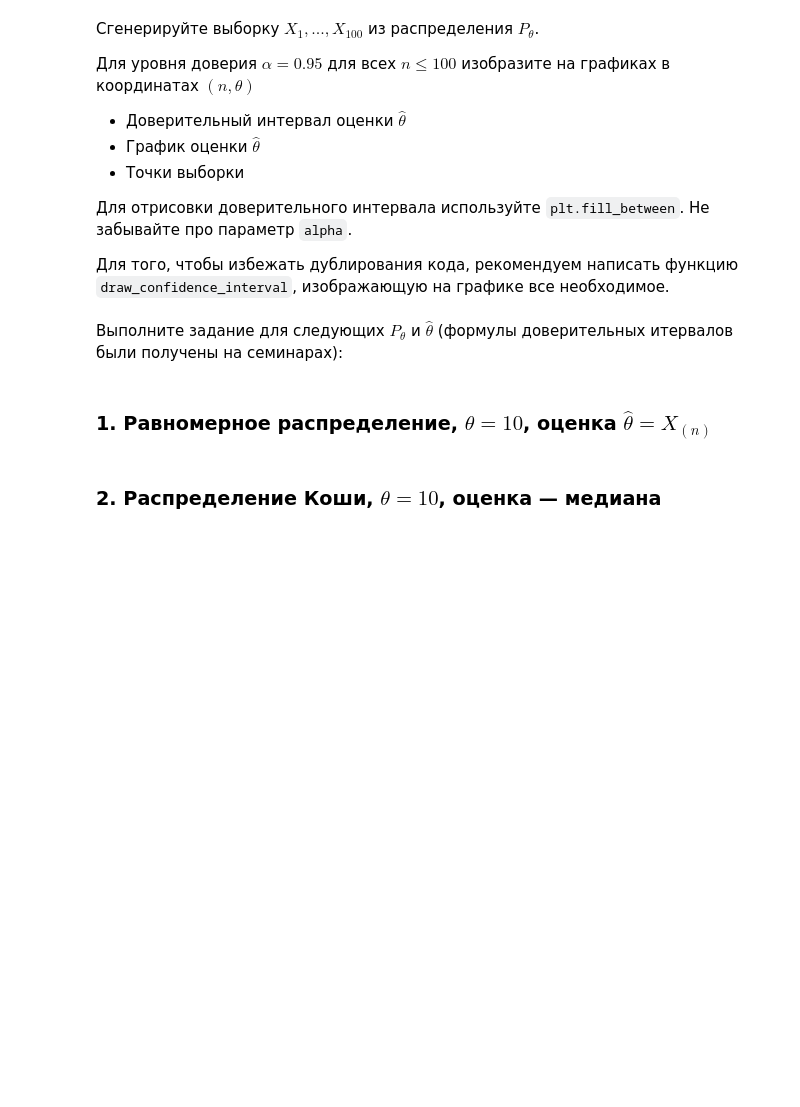
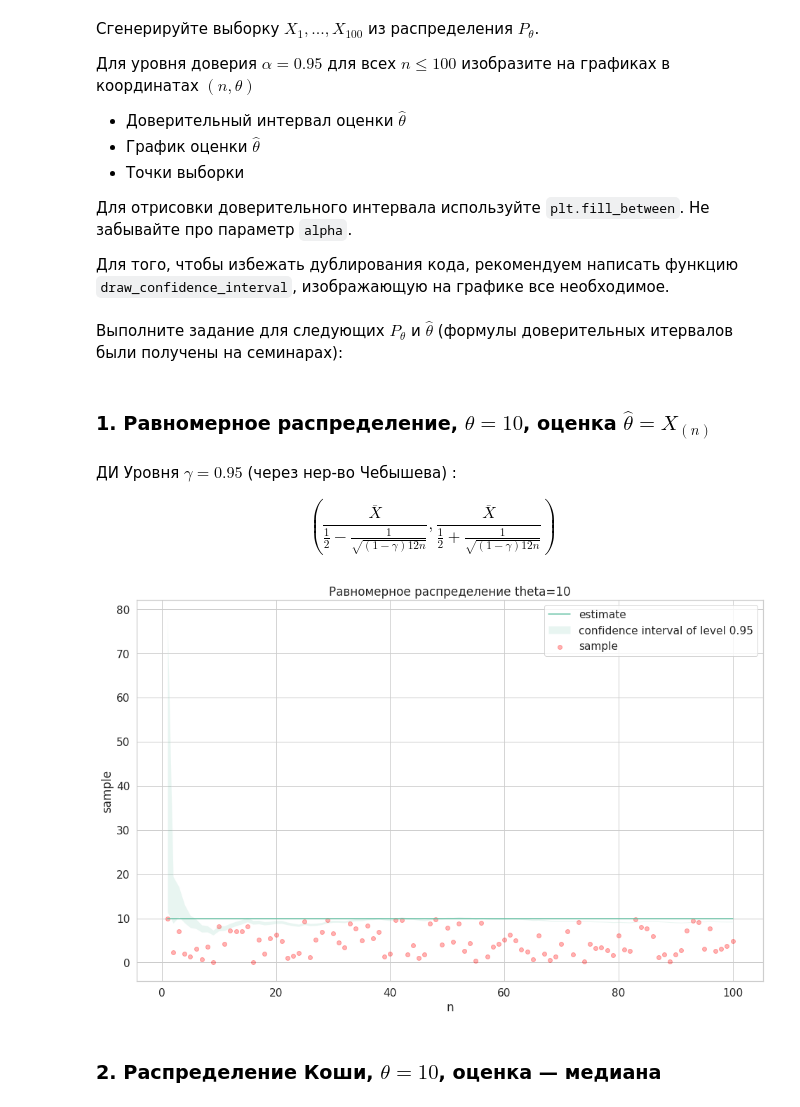
Before and after one commit to archie230/matstat_prac, a Jupyter notebook: Task4/hw4.ipynb, the cells around one changed output. Saved outputs shown, nothing was run; the diff lists cells and outputs as text; code cells hidden in the pictures; blank space fills up the shorter version.

```diff
--- a/Task4/hw4.ipynb
+++ b/Task4/hw4.ipynb
@@ -52,3 +50,27 @@ sns.set(font_scale=1.4, style='whitegrid', palette='Set2')
+# %%
+# YOUR CODE GOES HERE
+N = 100
+n = np.arange(1, N+1)
+gamma = 0.95
+
+def draw_confidence_interval(sample, estimates, confidence_interval, title):
+    """
+    estimates : array with shape (n, )
+    confidence_interval : array with shape (n , 2)
+    """
+
+    plt.figure(figsize=(16, 10))
+    plt.title(title)
+    plt.xlabel("n")
+    plt.ylabel("sample")
+
+    plt.plot(n, estimates, label="estimate")
+    plt.fill_between(n, confidence_interval[:, 0], confidence_interval[:, 1],
+                     label="confidence interval of level 0.95", alpha=0.15)
+    plt.scatter(n, sample, label="sample", alpha=0.3, color="r")
+
+    plt.legend()
+    plt.show()
 # %% [markdown]
 Выполните задание для следующих $P_\theta$ и $\widehat{\theta}$ (формулы доверительных итервалов были получены на семинарах):
 # %% [markdown]
@@ -58,2 +78,22 @@ sns.set(font_scale=1.4, style='whitegrid', palette='Set2')
+# %% [markdown]
+ДИ Уровня $\gamma = 0.95$ (через нер-во Чебышева) :
+
+$$
+(\frac{\overline{X}}{\frac{1}{2}-\frac{1}{\sqrt{(1-\gamma)12n}}}, \frac{\overline{X}}{\frac{1}{2}+\frac{1}{\sqrt{(1-\gamma)12n}}})
+$$
+# %%
+# YOUR CODE GOES HERE
+def uniform_CI(sample):
+    left = sample.mean() / (0.5 - 1/(np.sqrt(1-gamma)*12*len(sample)))
+    right = sample.mean() / (0.5 + 1/(np.sqrt(1-gamma)*12*len(sample)))
+
+    return [left, right]
+
+uniform_sample = sps.uniform.rvs(loc=0, scale=10, size=N)
+uniform_estimates = np.array([uniform_sample[:i].max() for i in n])
+uniform_CI = np.array([uniform_CI(uniform_sample[:i]) for i in n])
+draw_confidence_interval(uniform_sample, uniform_estimates, uniform_CI, "Равномерное распределение theta=10")
+# %% [output]
+[figure, added]
 # %% [markdown]
 ### 2. Распределение Коши, $\theta = 10$, оценка — медиана
```
Also changed, not shown: parts of 11 cells of this notebook.
